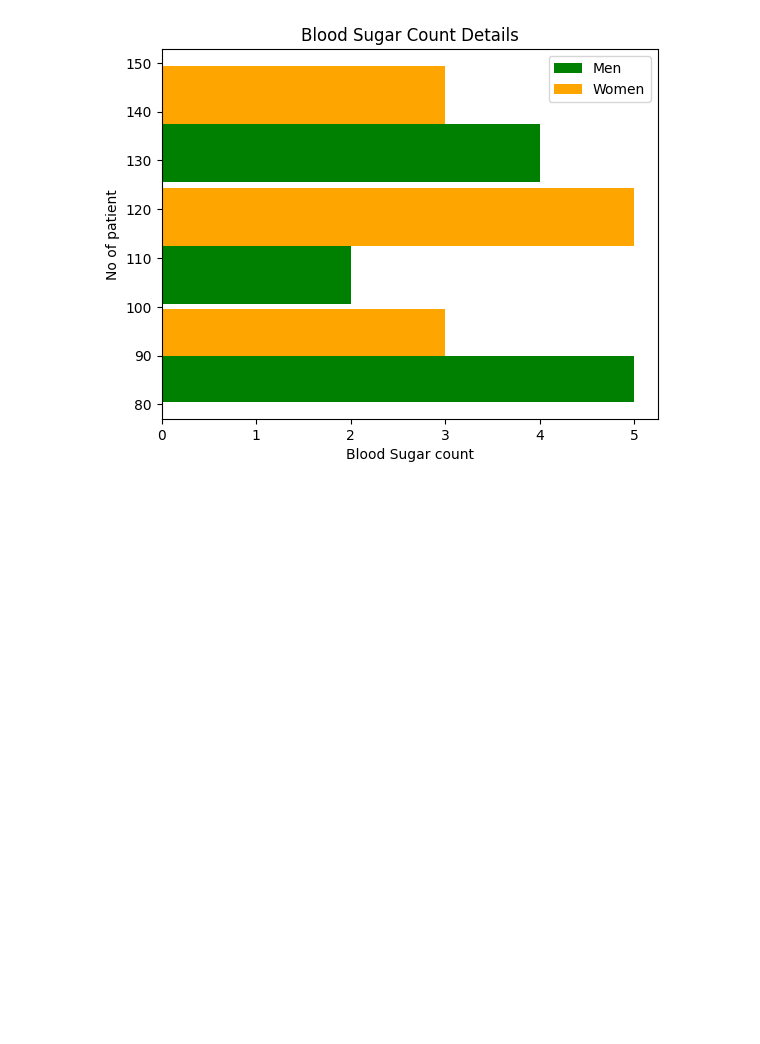
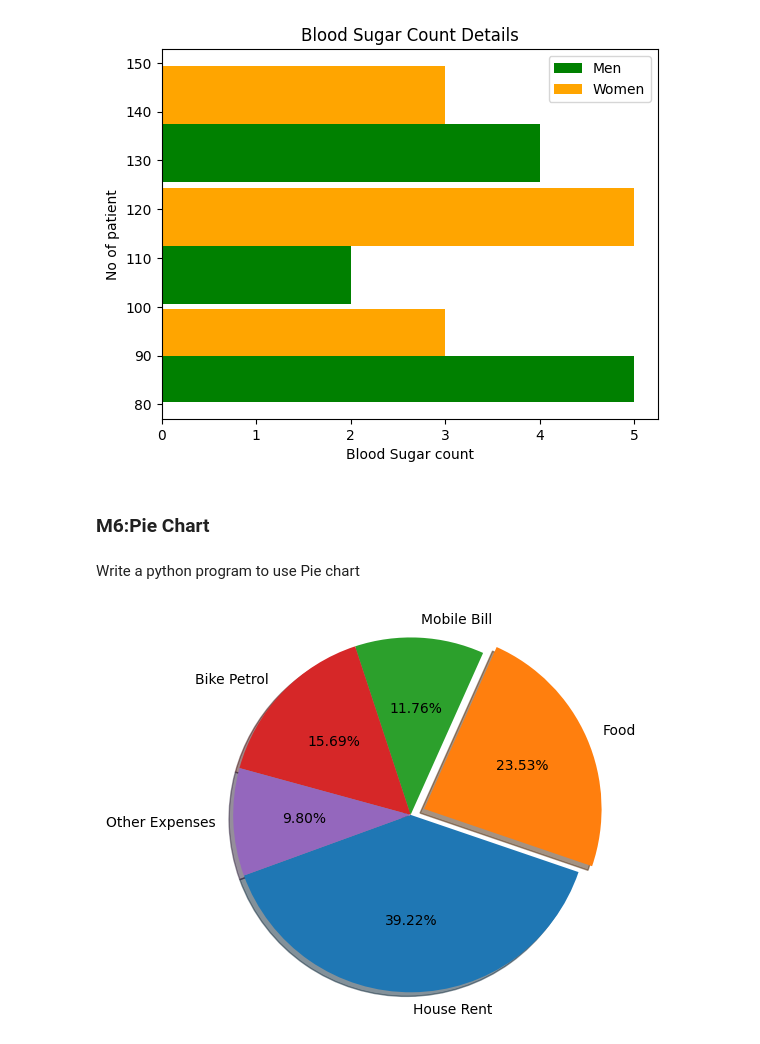
Before and after one commit to arunkumar2831/Python-Programs, a Jupyter notebook: Matplotlib_programs.ipynb, the cells around one changed output. Cells and saved outputs as stored; diff of their text form; code cells hidden in the pictures; blank space fills up the shorter version.

```diff
--- a/Matplotlib_programs.ipynb
+++ b/Matplotlib_programs.ipynb
@@ -114,3 +114,20 @@ plt.legend()
 # %% [output]
 <matplotlib.legend.Legend at 0x...>
 [figure]
+# %% [markdown]
+### M6:Pie Chart
+# %% [markdown]
+Write a python program to use Pie chart
+# %%
+import matplotlib.pyplot as plt
+exp_val=[1000,600,300,400,250]
+exp_label=["House Rent","Food","Mobile Bill","Bike Petrol","Other Expenses"]
+plt.axis("equal")#to show perfect circle
+plt.pie(exp_val,labels=exp_label,radius=1.2,autopct="%0.2f%%",shadow="True",explode=[0,0.1,0,0,0],startangle=200)
+#radius used for set the size of the pie circle by default is 1.
+#Autopct is used give percentage and its format.
+#explode is used to cut a piece from the pie, used specify which position of chart need to split
+#startangle from where pie chart need to start, you need specify the angle start 0 to 360
+plt.show()# used to hide unwanted texts
+# %% [output]
+[figure, added]
```
